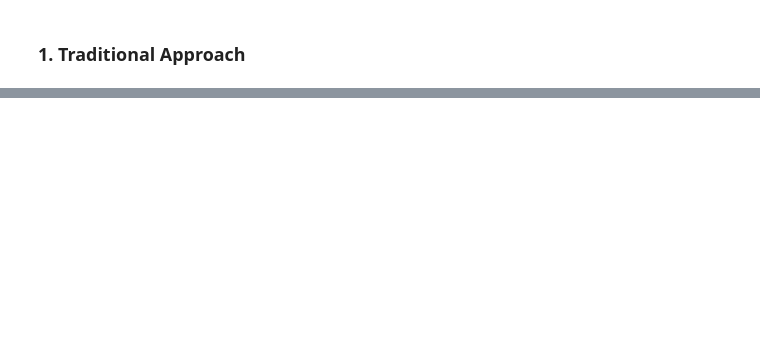
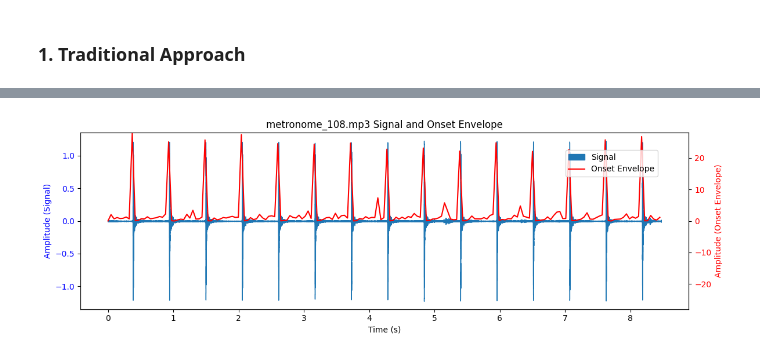
Before and after one commit to lkqiao/musical_accompanist, a Jupyter notebook: src/tempo_detect_nb.ipynb, the cells around one changed output, grey strips where cells are left out. Cells and saved outputs as stored; diff of their text form; code cells hidden in the pictures; blank space fills up the shorter version.

```diff
--- a/src/tempo_detect_nb.ipynb
+++ b/src/tempo_detect_nb.ipynb
@@ -52,0 +126,26 @@ Text(0, 0.5, 'Amplitude')
+# %%
+# find onset envelope
+onset_env = librosa.onset.onset_strength(y=signal, sr=sr, hop_length=hop_length)
+if np.all(onset_env == 0): raise ValueError('Onset envelope is all zeros. Try a different audio file.')
+
+# plot onset envelope overlaid with original signal
+fig, ax1 = plt.subplots(figsize=(12, 4))
+
+librosa.display.waveshow(signal, sr=sr, ax=ax1, label='Signal')
+ax1.set_xlabel('Time (s)')
+ax1.set_ylabel('Amplitude (Signal)', color='b')
+ax1.tick_params(axis='y', labelcolor='b')
+
+max_onset = np.max(np.abs(onset_env))
+ax2 = ax1.twinx()
+ax2.plot(np.arange(len(onset_env))*time_res, onset_env, label='Onset Envelope', color='r')
+ax2.set_ylabel('Amplitude (Onset Envelope)', color='r')
+ax2.tick_params(axis='y', labelcolor='r')
+ax2.set_ylim(-max_onset, max_onset)
+
+plt.title(f'{filename} Signal and Onset Envelope')
+fig.legend(loc='upper right', bbox_to_anchor=(0.9, 0.85))
+plt.tight_layout()
+plt.show()
+# %% [output]
+[figure, added]
```
Also changed, not shown: parts of 9 cells of this notebook, 8 other files.
